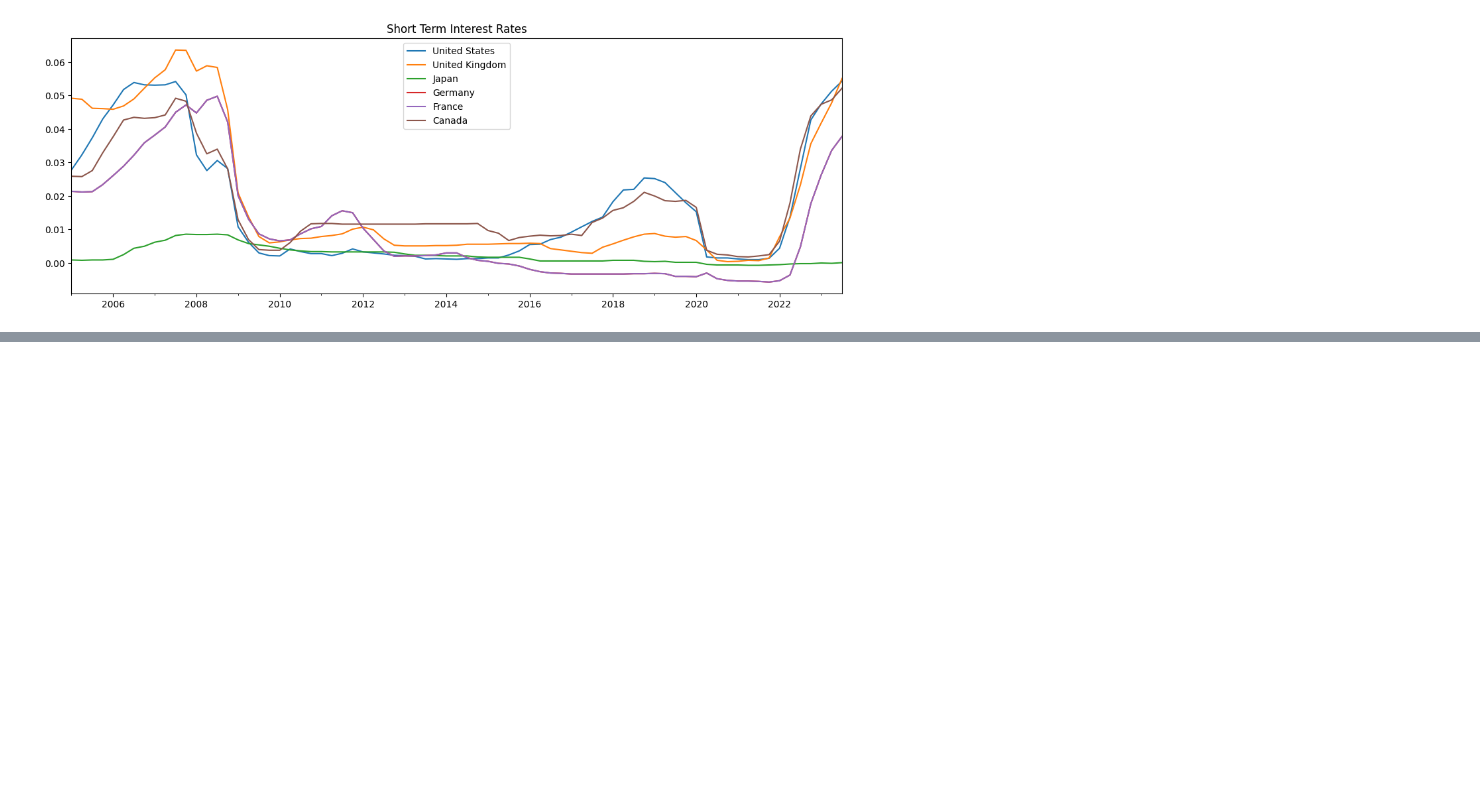
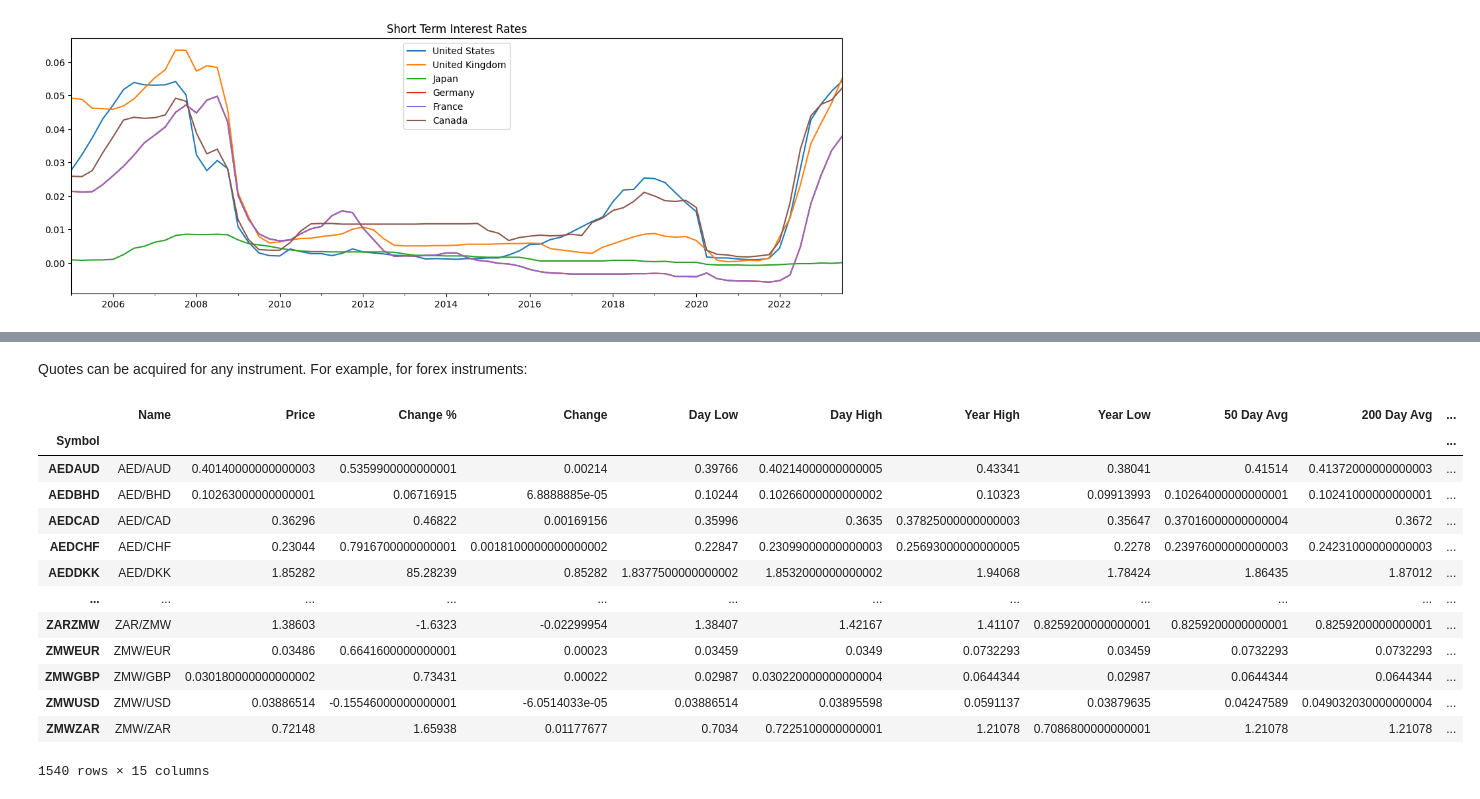
Before and after one commit to JerBouma/FinanceToolkit, a Jupyter notebook: examples/Finance Toolkit - 1. Getting Started.ipynb, the cells around one changed output, grey strips where cells are left out. Saved outputs shown, nothing was run; the diff lists cells and outputs as text; code cells hidden in the pictures; blank space fills up the shorter version.

Commit message:
Update examples

```diff
--- a/examples/Finance Toolkit - 1. Getting Started.ipynb
+++ b/examples/Finance Toolkit - 1. Getting Started.ipynb
@@ -911,0 +971,19 @@ short_term_interest_rates.loc[
+# %% [markdown]
+Quotes can be acquired for any instrument. For example, for forex instruments:
+# %%
+discovery.get_forex_quotes()
+# %% [output]
+|  | Name | Price | Change % | Change | Day Low | Day High | Year High | Year Low | 50 Day Avg | 200 Day Avg | ... |
+| Symbol |  |  |  |  |  |  |  |  |  |  | ... |
+| AEDAUD | AED/AUD | 0.40140000000000003 | 0.5359900000000001 | 0.00214 | 0.39766 | 0.40214000000000005 | 0.43341 | 0.38041 | 0.41514 | 0.41372000000000003 | ... |
+| AEDBHD | AED/BHD | 0.10263000000000001 | 0.06716915 | 6.8888885e-05 | 0.10244 | 0.10266000000000002 | 0.10323 | 0.09913993 | 0.10264000000000001 | 0.10241000000000001 | ... |
+| AEDCAD | AED/CAD | 0.36296 | 0.46822 | 0.00169156 | 0.35996 | 0.3635 | 0.37825000000000003 | 0.35647 | 0.37016000000000004 | 0.3672 | ... |
+| AEDCHF | AED/CHF | 0.23044 | 0.7916700000000001 | 0.0018100000000000002 | 0.22847 | 0.23099000000000003 | 0.25693000000000005 | 0.2278 | 0.23976000000000003 | 0.24231000000000003 | ... |
+| AEDDKK | AED/DKK | 1.85282 | 85.28239 | 0.85282 | 1.8377500000000002 | 1.8532000000000002 | 1.94068 | 1.78424 | 1.86435 | 1.87012 | ... |
+| ... | ... | ... | ... | ... | ... | ... | ... | ... | ... | ... | ... |
+| ZARZMW | ZAR/ZMW | 1.38603 | -1.6323 | -0.02299954 | 1.38407 | 1.42167 | 1.41107 | 0.8259200000000001 | 0.8259200000000001 | 0.8259200000000001 | ... |
+| ZMWEUR | ZMW/EUR | 0.03486 | 0.6641600000000001 | 0.00023 | 0.03459 | 0.0349 | 0.0732293 | 0.03459 | 0.0732293 | 0.0732293 | ... |
+| ZMWGBP | ZMW/GBP | 0.030180000000000002 | 0.73431 | 0.00022 | 0.02987 | 0.030220000000000004 | 0.0644344 | 0.02987 | 0.0644344 | 0.0644344 | ... |
+| ZMWUSD | ZMW/USD | 0.03886514 | -0.15546000000000001 | -6.0514033e-05 | 0.03886514 | 0.03895598 | 0.0591137 | 0.03879635 | 0.04247589 | 0.049032030000000004 | ... |
+| ZMWZAR | ZMW/ZAR | 0.72148 | 1.65938 | 0.01177677 | 0.7034 | 0.7225100000000001 | 1.21078 | 0.7086800000000001 | 1.21078 | 1.21078 | ... |
+1540 rows × 15 columns
```
Also changed, not shown: parts of 21 cells of this notebook, 3 other files.
